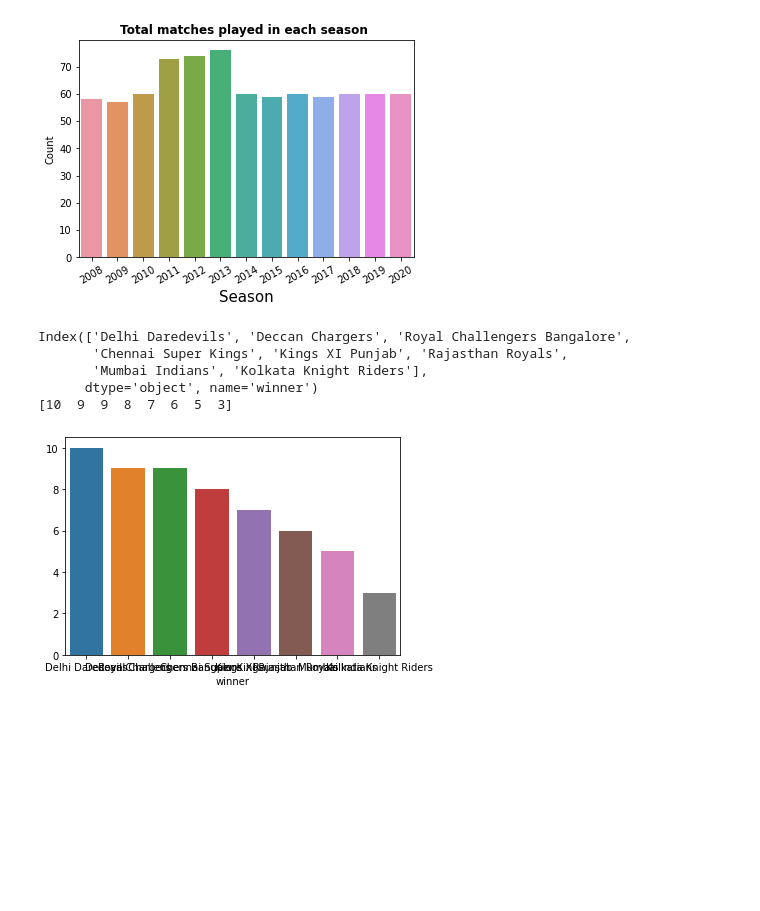
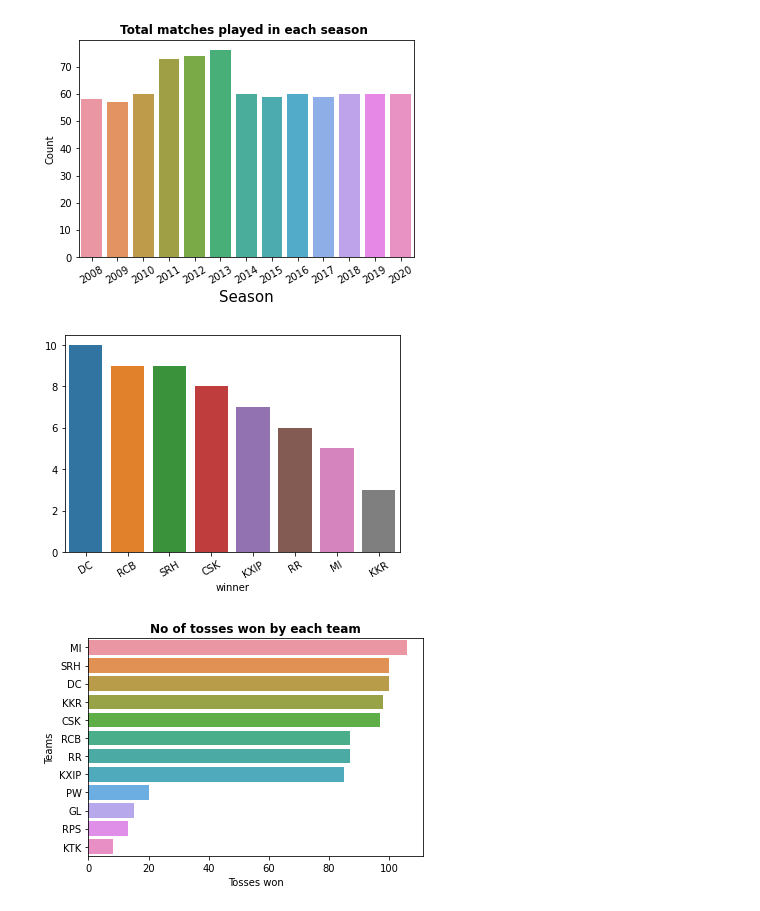
Before and after one commit to grokebloke/IPL-analyzer, a Jupyter notebook: notebook/IPL analyzer.ipynb, the cells around one changed output. Cells and saved outputs as stored; diff of their text form; code cells hidden in the pictures; blank space fills up the shorter version.

```diff
--- a/notebook/IPL analyzer.ipynb
+++ b/notebook/IPL analyzer.ipynb
@@ -19,0 +35,4 @@ Various cities in which matches have been played
+# %%
+match_data['city'] = match_data['city'].str.replace('Bangalore','Bengaluru')
+city_games = match_data['city'].value_counts()
+city_games
@@ -20,3 +78,13 @@ Various cities in which matches have been played
+# %%
+x=['Sunrisers Hyderabad', 'Mumbai Indians', 'Gujarat Lions',
+    'Rising Pune Supergiant', 'Royal Challengers Bangalore',
+    'Kolkata Knight Riders', 'Delhi Daredevils', 'Kings XI Punjab',
+    'Chennai Super Kings', 'Rajasthan Royals', 'Deccan Chargers',
+    'Kochi Tuskers Kerala', 'Pune Warriors', 'Rising Pune Supergiants', 'Delhi Capitals']
+
+y = ['SRH','MI','GL','RPS','RCB','KKR','DC','KXIP','CSK','RR','SRH','KTK','PW','RPS','DC']
+
+match_data.replace(x,y,inplace = True)
 # %%
 teams = match_data['team1'].unique()
 teams.sort()
@@ -61,14 +138,19 @@ plt.show()
 [figure]
 # %%
 wins = match_data.groupby(['Season'])['winner'].value_counts()
-print(wins[2009].index)
-print(wins[2009].values)
 sns.barplot(y = wins[2009].values, x = wins[2009].index)
+plt.xticks(rotation = 30,fontsize = 10)
 plt.show()
 # %% [output]
-Index(['Delhi Daredevils', 'Deccan Chargers', 'Royal Challengers Bangalore',
-       'Chennai Super Kings', 'Kings XI Punjab', 'Rajasthan Royals',
-       'Mumbai Indians', 'Kolkata Knight Riders'],
-      dtype='object', name='winner')
-[10  9  9  8  7  6  5  3]
-[figure, old version]
+[figure, new version]
+# %%
+#toss
+toss = match_data['toss_winner'].value_counts()
+ax = plt.axes()
+ax.set_title('No of tosses won by each team',fontweight = 'bold')
+sns.barplot(y = toss.index, x = toss)
+plt.xlabel('Tosses won')
+plt.ylabel('Teams')
+plt.show()
+# %% [output]
+[figure, added]
```
Also changed, not shown: parts of 16 cells of this notebook.
